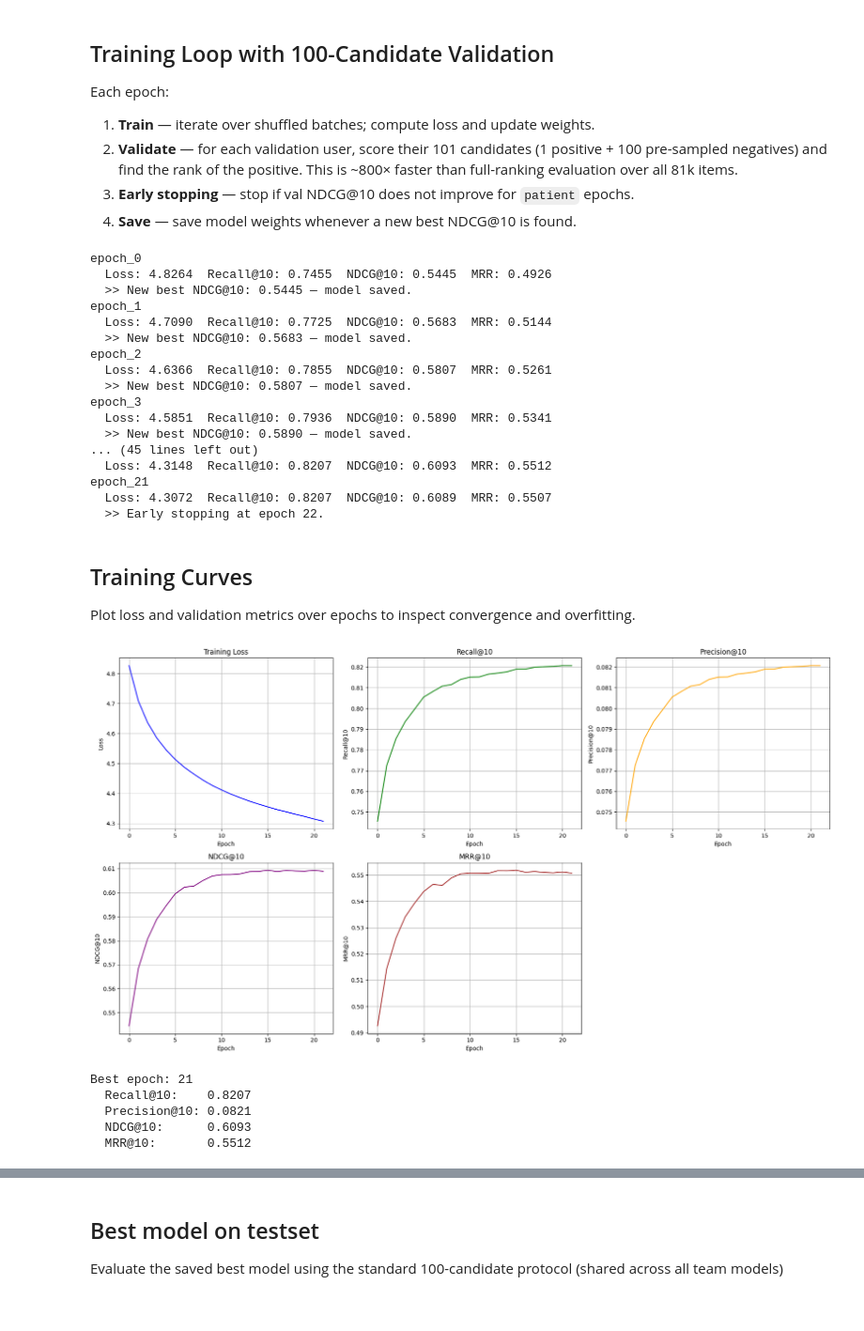
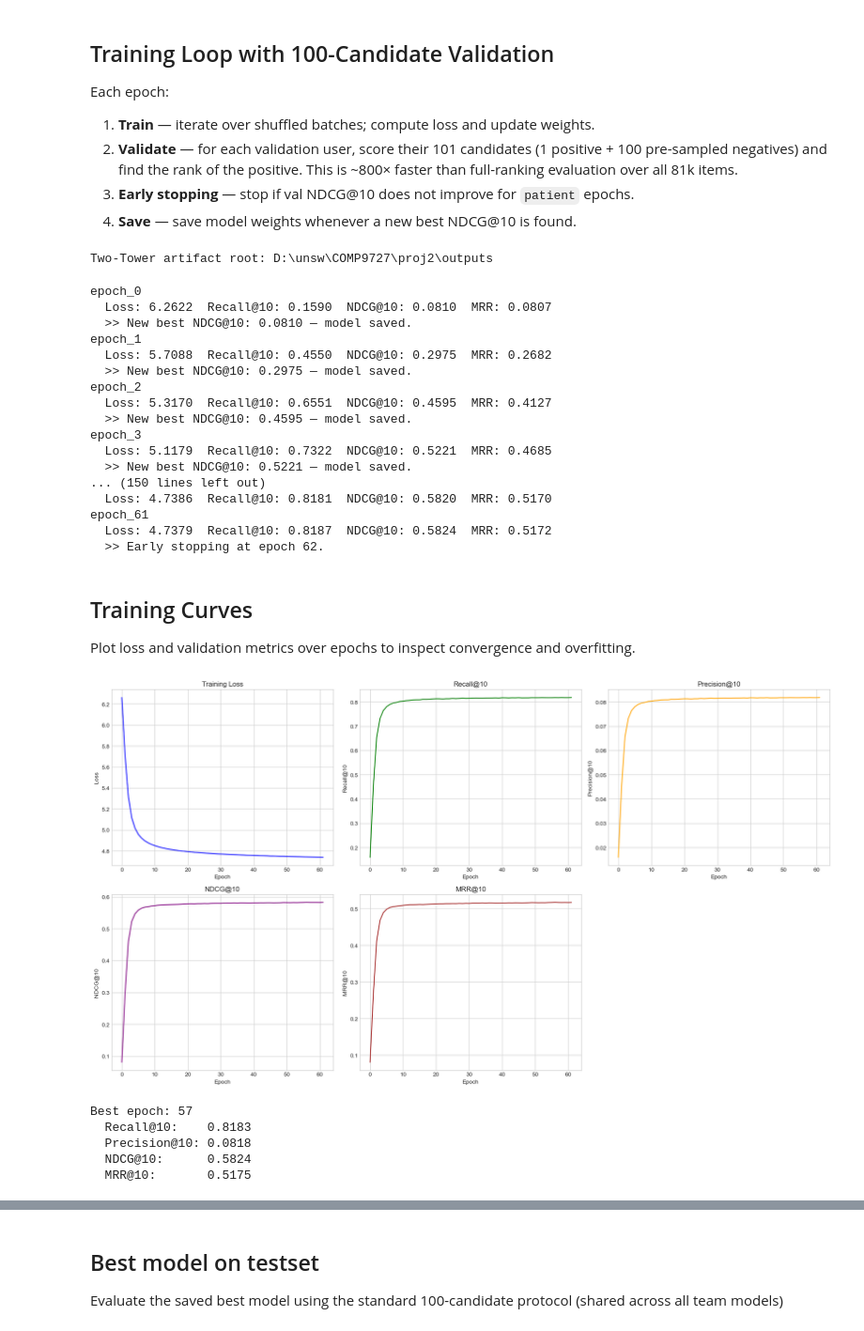
Before and after one commit to attarlluo/COMP9727eBookRec, a Jupyter notebook: Kindle_eBook_Recommender_Integrated.ipynb, the cells around one changed output, grey strips where cells are left out. Shown at 94% size. Saved outputs shown, nothing was run; the diff lists cells and outputs as text; code cells hidden in the pictures.

```diff
--- a/Kindle_eBook_Recommender_Integrated.ipynb
+++ b/Kindle_eBook_Recommender_Integrated.ipynb
@@ -5406,11 +5419,11 @@ class UserEmbeddingModel(nn.Module):
             self.n2 = nn.LayerNorm(d_model)
 
     def forward(self, user_idxs):
-        x = self.model(user_idxs)
+        x = self.dropout(self.model(user_idxs))
         if self.use_mlp_layers:
             x = self.n1(x + F.relu(self.l1(x)))
             x = self.n2(x + F.relu(self.l2(x)))
-        return F.normalize(x, p=2, dim=1)
+        return F.normalize(x, p=2, dim=-1)
 
 
 
@@ -5427,11 +5440,11 @@ class ItemEmbeddingModel(nn.Module):
             self.n2 = nn.LayerNorm(d_model)
 
     def forward(self, item_idxs):
-        x = self.model(item_idxs)
+        x = self.dropout(self.model(item_idxs))
         if self.use_mlp_layers:
             x = self.n1(x + F.relu(self.l1(x)))
             x = self.n2(x + F.relu(self.l2(x)))
-        return F.normalize(x, p=2, dim=1)
+        return F.normalize(x, p=2, dim=-1)
 
 
 class TwoTowerModel(nn.Module):
@@ -5544,6 +5557,7 @@ Instantiate the `Processor`, model, optimiser, and learning-rate scheduler.
 
 The 100-candidate validation tensors (`val.csv` + `val_negatives.csv`) are also pre-loaded here so they can be reused each epoch without repeated file I/O.
 # %%
+seed_twotower()
 device    = torch.device('cuda' if torch.cuda.is_available() else 'cpu')
 processor = Processor()
 train, val, test = processor.td, processor.vd, processor.ted
@@ -5566,8 +5580,8 @@ scheduler = torch.optim.lr_scheduler.CosineAnnealingLR(
 )
 
 # ── Pre-load 100-candidate validation set (used every epoch) ──────────────────
-_val_df     = pd.read_csv(DATA_ROOT + "/val.csv").sort_values("user_idx").reset_index(drop=True)
-_val_neg_df = pd.read_csv(DATA_ROOT + "/val_negatives.csv").sort_values("user_idx").reset_index(drop=True)
+_val_df     = pd.read_csv(DATA_ROOT / "val.csv").sort_values("user_idx").reset_index(drop=True)
+_val_neg_df = pd.read_csv(DATA_ROOT / "val_negatives.csv").sort_values("user_idx").reset_index(drop=True)
 
 _user_ids_np  = _val_df["user_idx"].values
 _pos_items_np = _val_df["pos_idx"].values
@@ -5592,7 +5606,12 @@ Each epoch:
 3. **Early stopping** — stop if val NDCG@10 does not improve for `patient` epochs.
 4. **Save** — save model weights whenever a new best NDCG@10 is found.
 # %%
-ARTIFACT_ROOT = "."
+# Keep all model hand-offs under the shared outputs directory.
+ARTIFACT_ROOT = PROJECT_ROOT / "outputs"
+ARTIFACT_ROOT.mkdir(parents=True, exist_ok=True)
+print("Two-Tower artifact root:", ARTIFACT_ROOT.resolve())
+# %% [output]
+Two-Tower artifact root: D:\unsw\COMP9727\proj2\outputs
 # %%
 # Validation DataLoader for batched 100-candidate scoring
 val_cand_loader = DataLoader(
@@ -5672,33 +5691,33 @@ for epoch in range(CONFIG["epoch_size"]):
     if ndcg_val > best_ndcg:
         best_ndcg      = ndcg_val
         patience_count = 0
-        torch.save(twotower_model.state_dict(), ARTIFACT_ROOT +'/collaborative_model.pt')
+        torch.save(twotower_model.state_dict(), ARTIFACT_ROOT / 'collaborative_model.pt')
         print(f"  >> New best NDCG@{k}: {best_ndcg:.4f} — model saved.")
     else:
         patience_count += 1
-        if patience_count > CONFIG["patient"]:
+        if patience_count >= CONFIG["patient"]:
             print(f"  >> Early stopping at epoch {epoch + 1}.")
             break
 
     scheduler.step()
 # %% [output]
 epoch_0
-  Loss: 4.8264  Recall@10: 0.7455  NDCG@10: 0.5445  MRR: 0.4926
-  >> New best NDCG@10: 0.5445 — model saved.
+  Loss: 6.2622  Recall@10: 0.1590  NDCG@10: 0.0810  MRR: 0.0807
+  >> New best NDCG@10: 0.0810 — model saved.
 epoch_1
-  Loss: 4.7090  Recall@10: 0.7725  NDCG@10: 0.5683  MRR: 0.5144
-  >> New best NDCG@10: 0.5683 — model saved.
+  Loss: 5.7088  Recall@10: 0.4550  NDCG@10: 0.2975  MRR: 0.2682
+  >> New best NDCG@10: 0.2975 — model saved.
 epoch_2
-  Loss: 4.6366  Recall@10: 0.7855  NDCG@10: 0.5807  MRR: 0.5261
-  >> New best NDCG@10: 0.5807 — model saved.
+  Loss: 5.3170  Recall@10: 0.6551  NDCG@10: 0.4595  MRR: 0.4127
+  >> New best NDCG@10: 0.4595 — model saved.
 epoch_3
-  Loss: 4.5851  Recall@10: 0.7936  NDCG@10: 0.5890  MRR: 0.5341
-  >> New best NDCG@10: 0.5890 — model saved.
-... (45 lines left out)
-  Loss: 4.3148  Recall@10: 0.8207  NDCG@10: 0.6093  MRR: 0.5512
-epoch_21
-  Loss: 4.3072  Recall@10: 0.8207  NDCG@10: 0.6089  MRR: 0.5507
-  >> Early stopping at epoch 22.
+  Loss: 5.1179  Recall@10: 0.7322  NDCG@10: 0.5221  MRR: 0.4685
+  >> New best NDCG@10: 0.5221 — model saved.
+... (150 lines left out)
+  Loss: 4.7386  Recall@10: 0.8181  NDCG@10: 0.5820  MRR: 0.5170
+epoch_61
+  Loss: 4.7379  Recall@10: 0.8187  NDCG@10: 0.5824  MRR: 0.5172
+  >> Early stopping at epoch 62.
 # %% [markdown]
 ## Training Curves
 
@@ -5706,39 +5725,39 @@ Plot loss and validation metrics over epochs to inspect convergence and overfitt
 # %%
 fig, axes = plt.subplots(2, 3, figsize=(18, 10))
 
 metrics = [
     (losses_per_epoch,   "Training Loss",          "Loss",          "blue"),
     (recall_epochs,      f"Recall@{k}",            f"Recall@{k}",   "green"),
     (precision_epochs,   f"Precision@{k}",         f"Precision@{k}","orange"),
     (ndcg_epochs,        f"NDCG@{k}",              f"NDCG@{k}",     "purple"),
     (mrr_epochs,         f"MRR@{k}",               f"MRR@{k}",      "brown"),
 ]
 
 for ax, (data, title, ylabel, color) in zip(axes.flat, metrics):
     ax.plot(data, color=color)
     ax.set_title(title)
     ax.set_xlabel("Epoch")
     ax.set_ylabel(ylabel)
     ax.grid(True)
 
 axes.flat[-1].set_visible(False)
 plt.tight_layout()
 plt.show()
 
 # Best epoch summary
-best_epoch = recall_epochs.index(max(recall_epochs))
+best_epoch = int(np.argmax(ndcg_epochs))
 print(f"Best epoch: {best_epoch + 1}")
 print(f"  Recall@{k}:    {recall_epochs[best_epoch]:.4f}")
 print(f"  Precision@{k}: {precision_epochs[best_epoch]:.4f}")
 print(f"  NDCG@{k}:      {ndcg_epochs[best_epoch]:.4f}")
 print(f"  MRR@{k}:       {mrr_epochs[best_epoch]:.4f}")
 # %% [output]
-[figure, old version]
+[figure, new version]
-Best epoch: 21
-  Recall@10:    0.8207
-  Precision@10: 0.0821
-  NDCG@10:      0.6093
-  MRR@10:       0.5512
+Best epoch: 57
+  Recall@10:    0.8183
+  Precision@10: 0.0818
+  NDCG@10:      0.5824
+  MRR@10:       0.5175
 # %% [markdown]
 ## Ablation Study: Sampling Strategy Comparison
 
```
Also changed, not shown: parts of 36 cells of this notebook.
